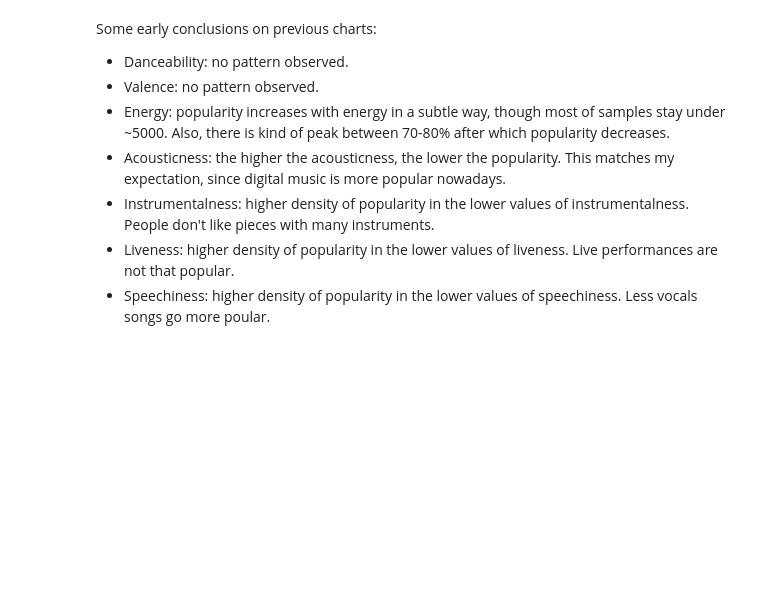
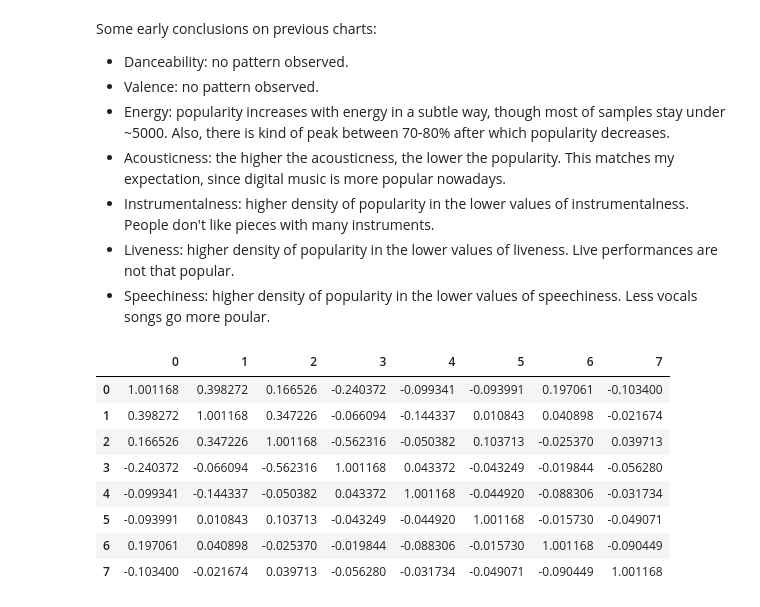
Before and after one commit to juanma-rm/ML_misc, a Jupyter notebook: Most_Streamed_Spotify_Songs_2023/spotify-2023.ipynb, the cells around one changed output. Saved outputs shown, nothing was run; the diff lists cells and outputs as text; code cells hidden in the pictures; blank space fills up the shorter version.

```diff
--- a/Most_Streamed_Spotify_Songs_2023/spotify-2023.ipynb
+++ b/Most_Streamed_Spotify_Songs_2023/spotify-2023.ipynb
@@ -352,3 +353,23 @@ Some early conclusions on previous charts:
 - Instrumentalness: higher density of popularity in the lower values of instrumentalness. People don't like pieces with many instruments.
 - Liveness: higher density of popularity in the lower values of liveness. Live performances are not that popular.
 - Speechiness: higher density of popularity in the lower values of speechiness. Less vocals songs go more poular.
+# %%
+# Coviariance matrix
+
+# Normalization to mean=0, deviation=1
+X = ['danceability_%', 'valence_%', 'energy_%', 'acousticness_%', 'instrumentalness_%', 'liveness_%', 'speechiness_%']
+y = ['in_spotify_playlists']
+selected_data = pd.DataFrame(StandardScaler().fit_transform(dataset_cleaned[X + y]))
+
+covariance_matrix = selected_data.cov()
+covariance_matrix
+# %% [output]
+|  | 0 | 1 | 2 | 3 | 4 | 5 | 6 | 7 |
+| 0 | 1.001168 | 0.398272 | 0.166526 | -0.240372 | -0.099341 | -0.093991 | 0.197061 | -0.103400 |
+| 1 | 0.398272 | 1.001168 | 0.347226 | -0.066094 | -0.144337 | 0.010843 | 0.040898 | -0.021674 |
+| 2 | 0.166526 | 0.347226 | 1.001168 | -0.562316 | -0.050382 | 0.103713 | -0.025370 | 0.039713 |
+| 3 | -0.240372 | -0.066094 | -0.562316 | 1.001168 | 0.043372 | -0.043249 | -0.019844 | -0.056280 |
+| 4 | -0.099341 | -0.144337 | -0.050382 | 0.043372 | 1.001168 | -0.044920 | -0.088306 | -0.031734 |
+| 5 | -0.093991 | 0.010843 | 0.103713 | -0.043249 | -0.044920 | 1.001168 | -0.015730 | -0.049071 |
+| 6 | 0.197061 | 0.040898 | -0.025370 | -0.019844 | -0.088306 | -0.015730 | 1.001168 | -0.090449 |
+| 7 | -0.103400 | -0.021674 | 0.039713 | -0.056280 | -0.031734 | -0.049071 | -0.090449 | 1.001168 |
```
Also changed, not shown: parts of 4 cells of this notebook.
